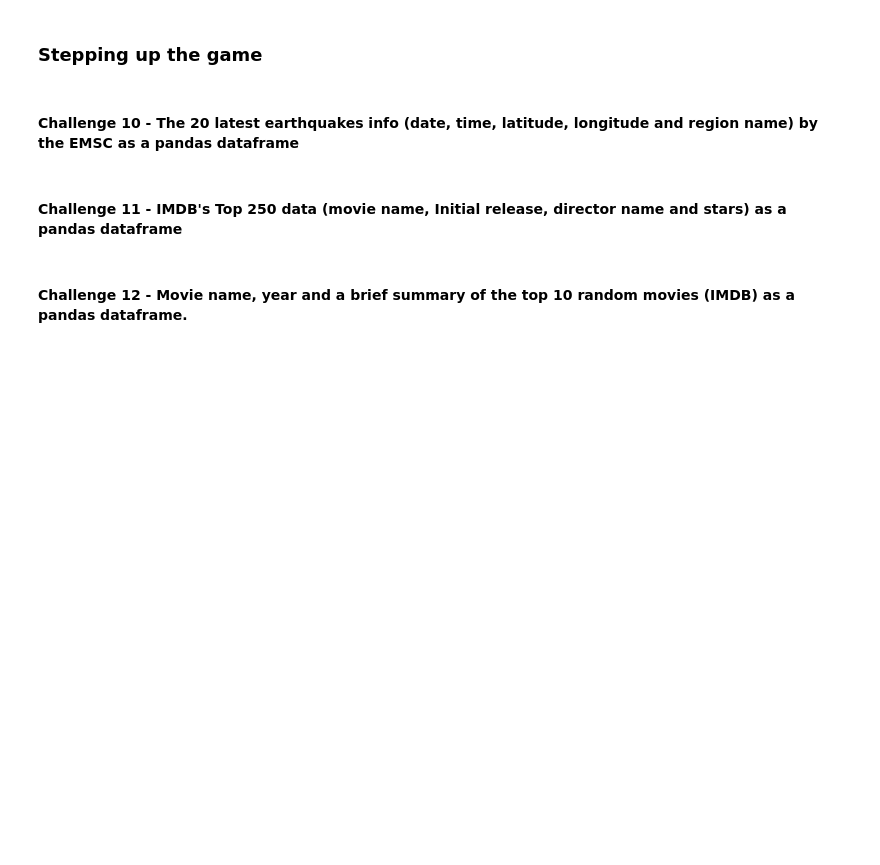
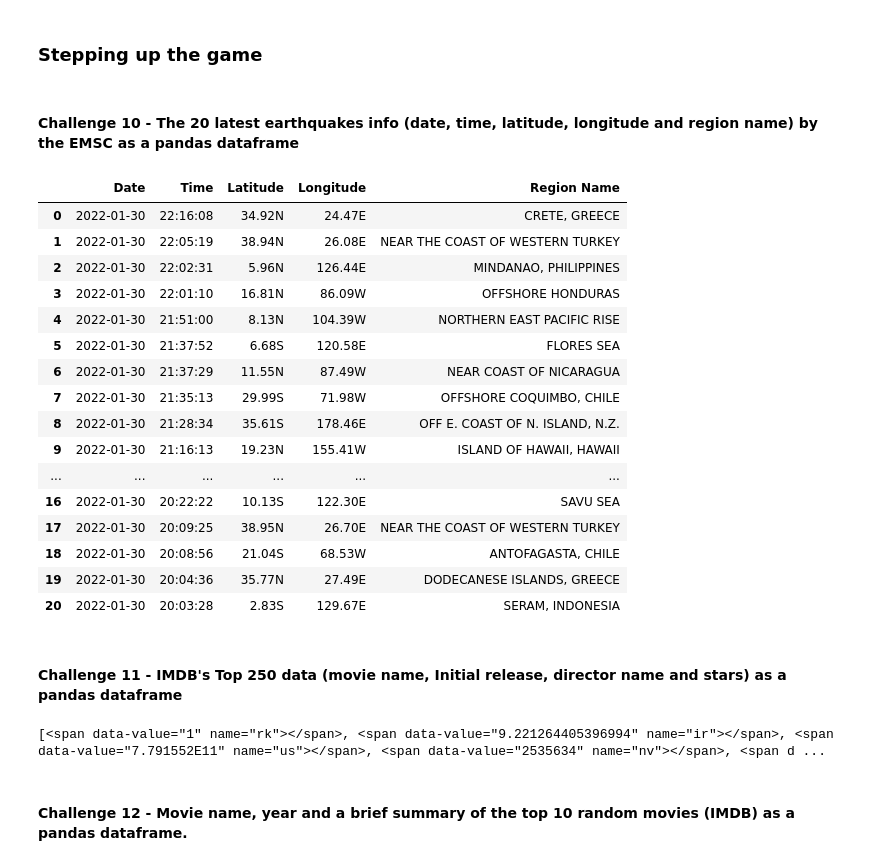
Before and after one commit to Ironhack-Data-Madrid-Enero-2022/lab-web-scraping, a Jupyter notebook: your-code/main.ipynb, the cells around one changed output. Saved outputs shown, nothing was run; the diff lists cells and outputs as text; code cells hidden in the pictures; blank space fills up the shorter version.

```diff
--- a/your-code/main.ipynb
+++ b/your-code/main.ipynb
@@ -146,3 +184,12 @@ url = 'http://uscode.house.gov/download/download.shtml'
 # %%
 # This is the url you will scrape in this exercise
 url = 'https://www.fbi.gov/wanted/topten'
+html = req.get(url).content
+soup=bs(html, 'html.parser')
+# %%
+fugitive_object= soup.find_all('div', class_= "focuspoint")
+FBI_list = []
+for i in fugitive_object:
+    for j in i: FBI_list.append(j['alt'])
+
+print(FBI_list)
@@ -168,6 +272,54 @@ url = 'https://en.wikipedia.org/wiki/List_of_languages_by_number_of_native_speak
 # %%
 # This is the url you will scrape in this exercise
 url = 'https://www.emsc-csem.org/Earthquake/'
+html = req.get(url).content
+soup=bs(html, 'html.parser')
+# %%
+table =soup.find_all('table')[3]
+rows = table.find_all('tr')
+rows=[row.text.strip().split('\n') for row in rows]
+final=[]
+for row in rows:
+    tmp=[]
+    for st in row:
+        if st!='':
+            tmp.append(st)
+    final.append(tmp)
+# Now we need to clean it a little further and then take the first 20 rows of data, as we are going to rewrite the head of the table
+definitiu = []
+for i in range(5,26):
+    row = final[i][0].split(u'\xa0')
+    row  = [wrd for wrd in row if wrd != '']
+    date, time1, latitude, dir, longitude, dir2, region_name = row
+    date = re.findall('\d{4}-\d{2}-\d{2}', date)[0]
+    time = re.findall('\d{2}:\d{2}:\d{2}', time1)[0]
+    latitude = re.findall('\d{1,2}.\d{2}$', time1)[0]+latitude
+    longitude = dir+longitude
+    region_name = region_name[:-16]
+    definitiu.append([date,time,latitude,longitude,region_name])
+
+    #definitiu.append()
+col_names = ['Date', 'Time', 'Latitude', 'Longitude', 'Region Name']
+df=pd.DataFrame(definitiu, columns=col_names)
+df
+# %% [output]
+|  | Date | Time | Latitude | Longitude | Region Name |
+| 0 | 2022-01-30 | 22:16:08 | 34.92N | 24.47E | CRETE, GREECE |
+| 1 | 2022-01-30 | 22:05:19 | 38.94N | 26.08E | NEAR THE COAST OF WESTERN TURKEY |
+| 2 | 2022-01-30 | 22:02:31 | 5.96N | 126.44E | MINDANAO, PHILIPPINES |
+| 3 | 2022-01-30 | 22:01:10 | 16.81N | 86.09W | OFFSHORE HONDURAS |
+| 4 | 2022-01-30 | 21:51:00 | 8.13N | 104.39W | NORTHERN EAST PACIFIC RISE |
+| 5 | 2022-01-30 | 21:37:52 | 6.68S | 120.58E | FLORES SEA |
+| 6 | 2022-01-30 | 21:37:29 | 11.55N | 87.49W | NEAR COAST OF NICARAGUA |
+| 7 | 2022-01-30 | 21:35:13 | 29.99S | 71.98W | OFFSHORE COQUIMBO, CHILE |
+| 8 | 2022-01-30 | 21:28:34 | 35.61S | 178.46E | OFF E. COAST OF N. ISLAND, N.Z. |
+| 9 | 2022-01-30 | 21:16:13 | 19.23N | 155.41W | ISLAND OF HAWAII, HAWAII |
+| ... | ... | ... | ... | ... | ... |
+| 16 | 2022-01-30 | 20:22:22 | 10.13S | 122.30E | SAVU SEA |
+| 17 | 2022-01-30 | 20:09:25 | 38.95N | 26.70E | NEAR THE COAST OF WESTERN TURKEY |
+| 18 | 2022-01-30 | 20:08:56 | 21.04S | 68.53W | ANTOFAGASTA, CHILE |
+| 19 | 2022-01-30 | 20:04:36 | 35.77N | 27.49E | DODECANESE ISLANDS, GREECE |
+| 20 | 2022-01-30 | 20:03:28 | 2.83S | 129.67E | SERAM, INDONESIA |
 # %% [markdown]
 #### Challenge 11 - IMDB's Top 250 data (movie name, Initial release, director name and stars) as a pandas dataframe
 # %%
@@ -176,3 +330,9 @@ url = 'https://www.imdb.com/chart/top'
+# %%
+table =soup.find_all('tbody', class_='lister-list')
+table = table[0]
+print(rate)
+# %% [output]
+[<span data-value="1" name="rk"></span>, <span data-value="9.221264405396994" name="ir"></span>, <span data-value="7.791552E11" name="us"></span>, <span data-value="2535634" name="nv"></span>, <span d ...
 # %% [markdown]
 #### Challenge 12 - Movie name, year and a brief summary of the top 10 random movies (IMDB) as a pandas dataframe.
 # %%
```
Also changed, not shown: parts of 17 cells of this notebook.
